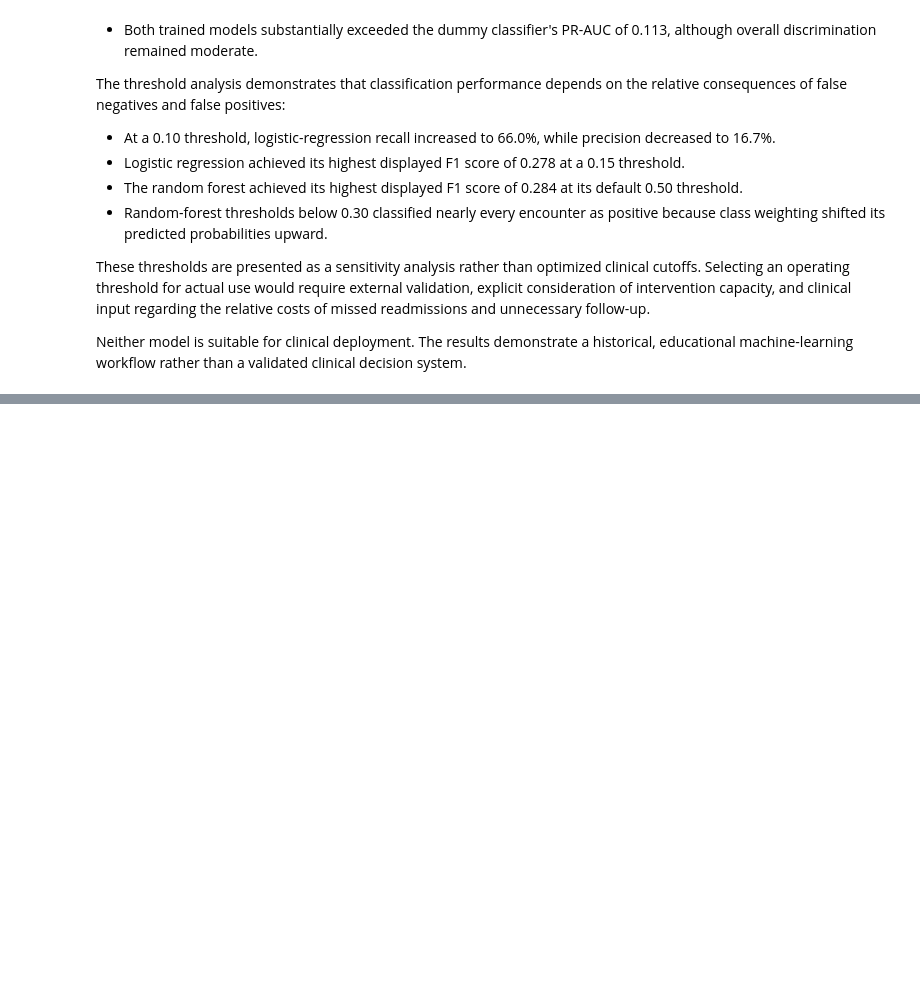
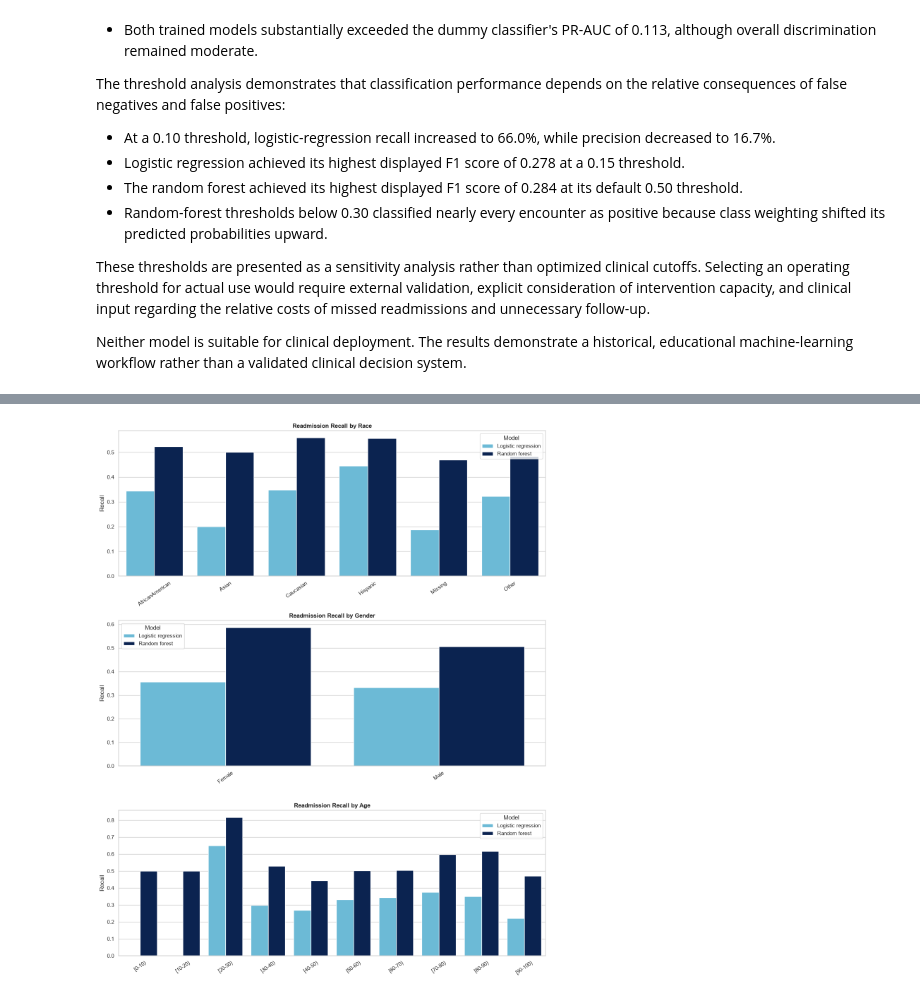
Before and after one commit to adanyabaileyportfolio/hospital_readmission_prediction, a Jupyter notebook: notebooks/03_modeling.ipynb, the cells around one changed output, grey strips where cells are left out. Cells and saved outputs as stored; diff of their text form; code cells hidden in the pictures; blank space fills up the shorter version.

Commit message:
Interpret models and audit subgroup performance

```diff
--- a/notebooks/03_modeling.ipynb
+++ b/notebooks/03_modeling.ipynb
@@ -652,0 +1051,41 @@ Neither model is suitable for clinical deployment. The results demonstrate a his
+# %%
+fig, axes = plt.subplots(3, 1, figsize=(13, 16))
+
+for ax, group_variable in zip(
+    axes,
+    ["race", "gender", "age"]
+):
+    plot_data = subgroup_results[
+        subgroup_results["group_variable"]
+        == group_variable
+    ].copy()
+
+    sns.barplot(
+        data=plot_data,
+        x="group",
+        y="recall",
+        hue="model",
+        palette=[LIGHT_BLUE, VILLANOVA_NAVY],
+        ax=ax
+    )
+
+    ax.set_title(
+        f"Readmission Recall by {group_variable.title()}",
+        fontweight="bold"
+    )
+    ax.set_xlabel("")
+    ax.set_ylabel("Recall")
+    ax.tick_params(axis="x", rotation=35)
+    ax.legend(title="Model")
+
+plt.tight_layout()
+
+plt.savefig(
+    figures_path / "subgroup_recall_comparison.png",
+    dpi=300,
+    bbox_inches="tight"
+)
+
+plt.show()
+# %% [output]
+[figure, added]
```
Also changed, not shown: parts of 9 cells of this notebook, 6 other files.
